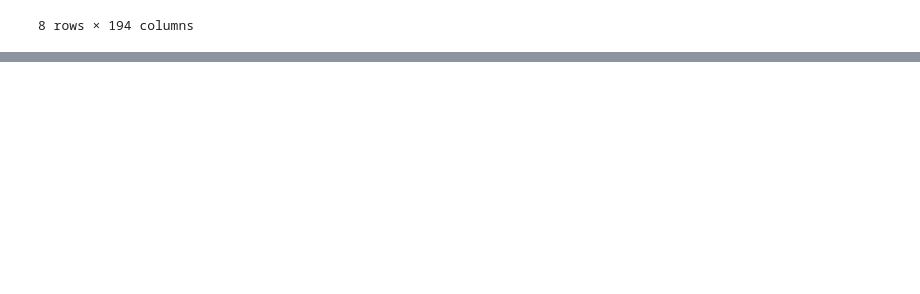
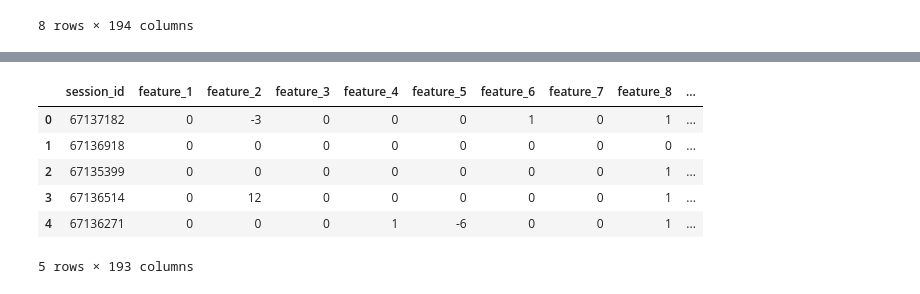
Before and after one commit to nshovkun/Analytics, a Jupyter notebook: sol/Classified_frod.ipynb, the cells around one changed output, grey strips where cells are left out. Cells and saved outputs as stored; diff of their text form; code cells hidden in the pictures; blank space fills up the shorter version.

```diff
--- a/sol/Classified_frod.ipynb
+++ b/sol/Classified_frod.ipynb
@@ -104,0 +125,13 @@ OSError: dlopen(/Users/nsh/.pyenv/versions/3.7.2/lib/python3.7/site-packages/lig
+# %%
+labels = split['fraud']
+split_feature = split.drop(columns = 'fraud')
+# %%
+split_feature.head()
+# %% [output]
+|  | session_id | feature_1 | feature_2 | feature_3 | feature_4 | feature_5 | feature_6 | feature_7 | feature_8 | ... |
+| 0 | 67137182 | 0 | -3 | 0 | 0 | 0 | 1 | 0 | 1 | ... |
+| 1 | 67136918 | 0 | 0 | 0 | 0 | 0 | 0 | 0 | 0 | ... |
+| 2 | 67135399 | 0 | 0 | 0 | 0 | 0 | 0 | 0 | 1 | ... |
+| 3 | 67136514 | 0 | 12 | 0 | 0 | 0 | 0 | 0 | 1 | ... |
+| 4 | 67136271 | 0 | 0 | 0 | 1 | -6 | 0 | 0 | 1 | ... |
+5 rows × 193 columns
```
Also changed, not shown: parts of 12 cells of this notebook.
